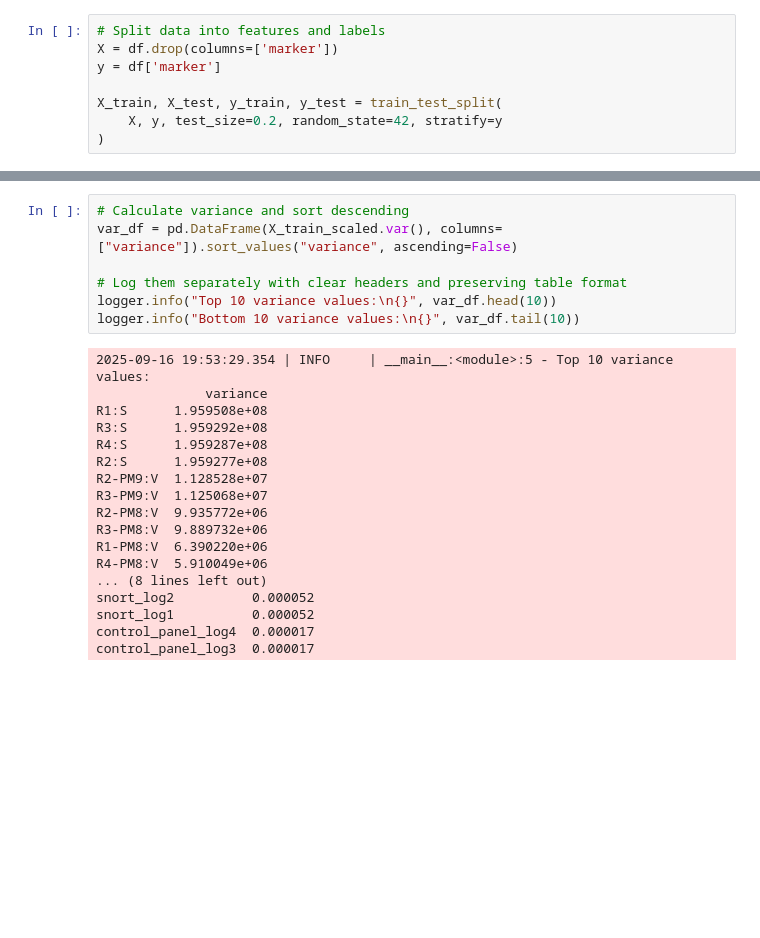
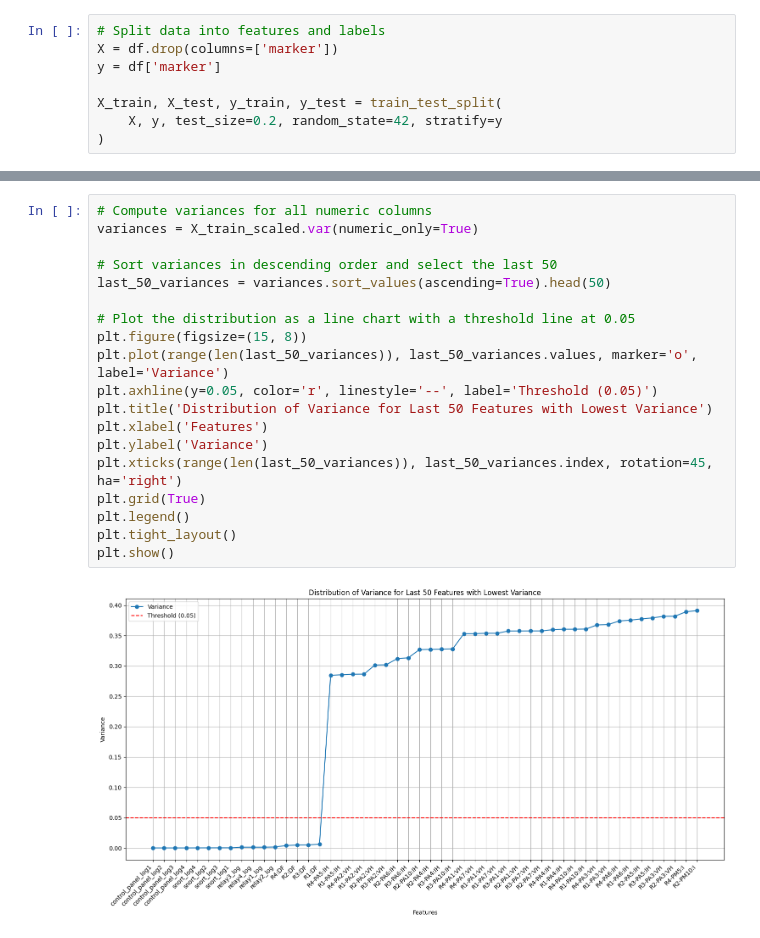
Before and after one commit to maedeh-mhm/GRID-IDS, a Jupyter notebook: notebooks/00-eda.ipynb, the cells around one changed output, grey strips where cells are left out. Drawn from its saved outputs; the diff is of its cells as text; blank space fills up the shorter version.

```diff
--- a/notebooks/00-eda.ipynb
+++ b/notebooks/00-eda.ipynb
@@ -172,27 +119,23 @@ X_test_scaled = pd.DataFrame(
-# %%
-# Calculate variance and sort descending
-var_df = pd.DataFrame(X_train_scaled.var(), columns=["variance"]).sort_values("variance", ascending=False)
-
-# Log them separately with clear headers and preserving table format
-logger.info("Top 10 variance values:\n{}", var_df.head(10))
-logger.info("Bottom 10 variance values:\n{}", var_df.tail(10))
-# %% [output]
-2025-09-16 19:53:29.354 | INFO     | __main__:<module>:5 - Top 10 variance values:
-              variance
-R1:S      1.959508e+08
-R3:S      1.959292e+08
-R4:S      1.959287e+08
-R2:S      1.959277e+08
-R2-PM9:V  1.128528e+07
-R3-PM9:V  1.125068e+07
-R2-PM8:V  9.935772e+06
-R3-PM8:V  9.889732e+06
-R1-PM8:V  6.390220e+06
-R4-PM8:V  5.910049e+06
-... (8 lines left out)
-snort_log2          0.000052
-snort_log1          0.000052
-control_panel_log4  0.000017
-control_panel_log3  0.000017
+# %%
+# Compute variances for all numeric columns
+variances = X_train_scaled.var(numeric_only=True)
+
+# Sort variances in descending order and select the last 50
+last_50_variances = variances.sort_values(ascending=True).head(50)
+
+# Plot the distribution as a line chart with a threshold line at 0.05
+plt.figure(figsize=(15, 8))
+plt.plot(range(len(last_50_variances)), last_50_variances.values, marker='o', label='Variance')
+plt.axhline(y=0.05, color='r', linestyle='--', label='Threshold (0.05)')
+plt.title('Distribution of Variance for Last 50 Features with Lowest Variance')
+plt.xlabel('Features')
+plt.ylabel('Variance')
+plt.xticks(range(len(last_50_variances)), last_50_variances.index, rotation=45, ha='right')
+plt.grid(True)
+plt.legend()
+plt.tight_layout()
+plt.show()
+# %% [output]
+[figure, added]
 # %%
 # Initialize the VarianceThreshold selector
```
Also changed, not shown: parts of 23 cells of this notebook.
